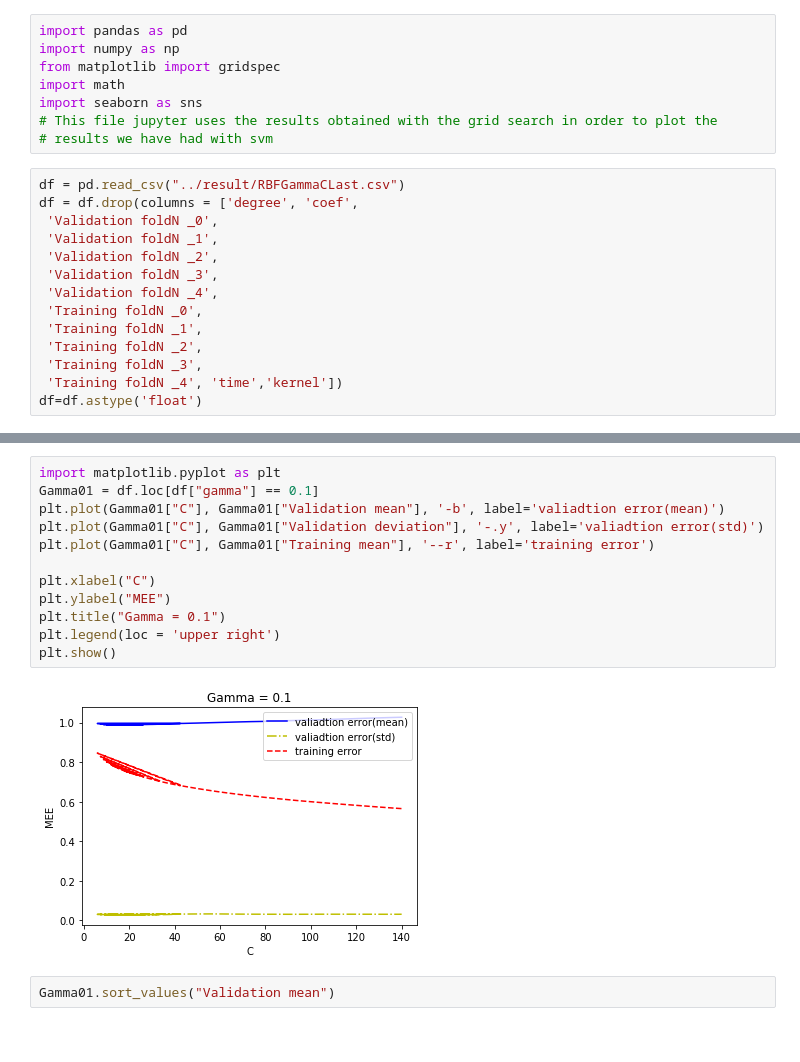
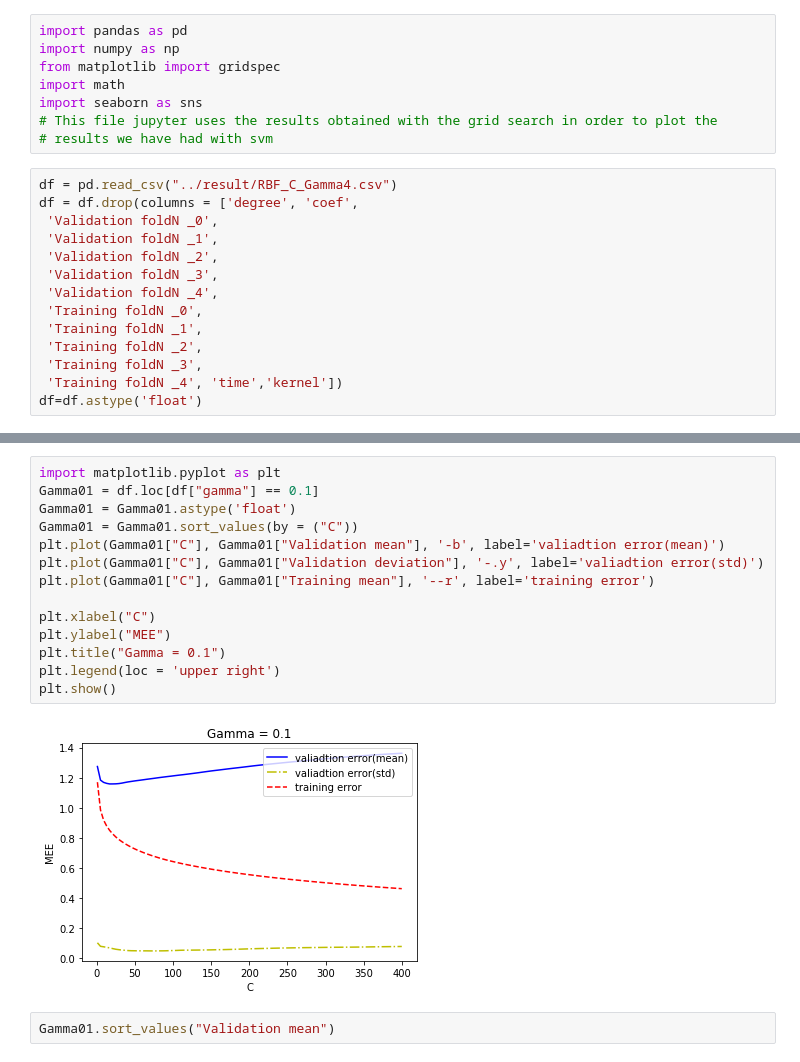
Before and after one commit to MarioBonse/MachineLearningProject, a Jupyter notebook: src/SRVRBFResultsView.ipynb, the cells around one changed output, grey strips where cells are left out. Saved outputs shown, nothing was run; the diff lists cells and outputs as text.

```diff
--- a/src/SRVRBFResultsView.ipynb
+++ b/src/SRVRBFResultsView.ipynb
@@ -7,7 +7,7 @@ import seaborn as sns
 # This file jupyter uses the results obtained with the grid search in order to plot the
 # results we have had with svm
 # %%
-df = pd.read_csv("../result/RBFGammaCLast.csv")
+df = pd.read_csv("../result/RBF_C_Gamma4.csv")
 df = df.drop(columns = ['degree', 'coef',
  'Validation foldN _0',
  'Validation foldN _1',
@@ -58,17 +59,19 @@ Gamma006.sort_values("Validation mean")
 # %%
 import matplotlib.pyplot as plt
 Gamma01 = df.loc[df["gamma"] == 0.1]
+Gamma01 = Gamma01.astype('float')
+Gamma01 = Gamma01.sort_values(by = ("C"))
 plt.plot(Gamma01["C"], Gamma01["Validation mean"], '-b', label='valiadtion error(mean)')
 plt.plot(Gamma01["C"], Gamma01["Validation deviation"], '-.y', label='valiadtion error(std)')
 plt.plot(Gamma01["C"], Gamma01["Training mean"], '--r', label='training error')
 
 plt.xlabel("C")
 plt.ylabel("MEE")
 plt.title("Gamma = 0.1")
 plt.legend(loc = 'upper right')
 plt.show()
 # %% [output]
-[figure, old version]
+[figure, new version]
 # %%
 Gamma01.sort_values("Validation mean")
 # %% [output]
```
Also changed, not shown: parts of 12 cells of this notebook, 26 other files.
